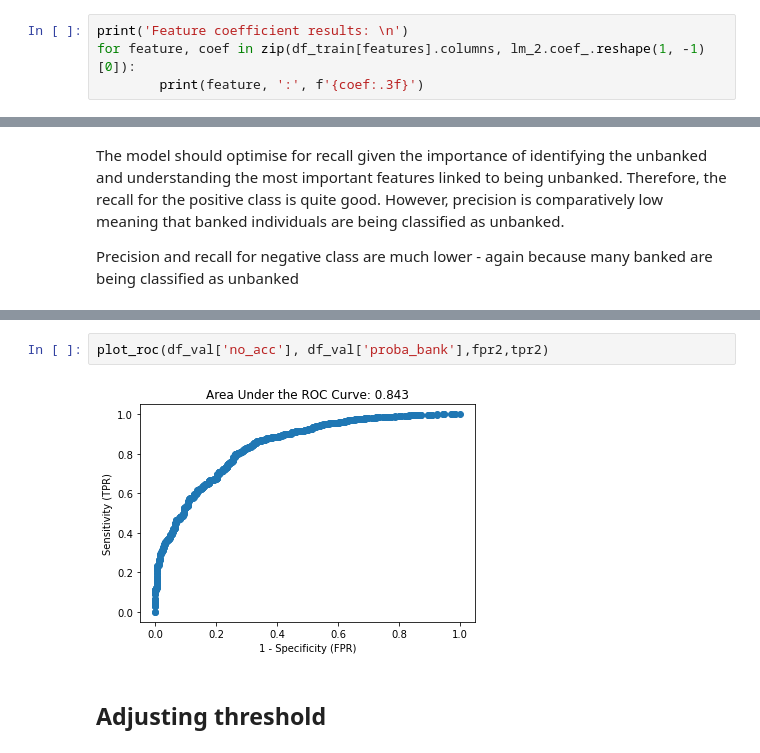
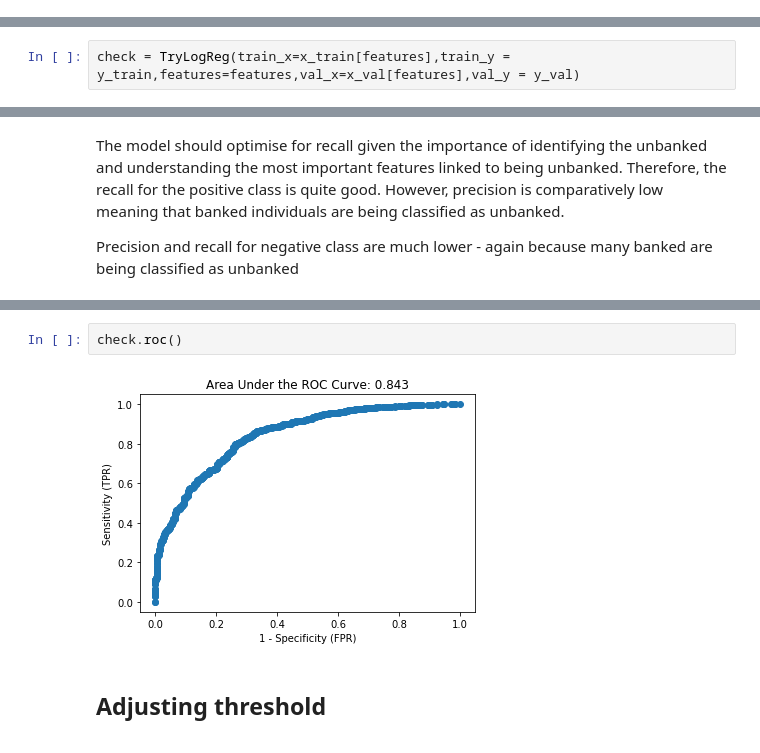
Before and after one commit to tawney-kirkland/03-mcnulty, a Jupyter notebook: 01-notebooks/data-processing_logreg-MAIN-FINAL.ipynb, the cells around one changed output, grey strips where cells are left out. Saved outputs shown, nothing was run; the diff lists cells and outputs as text.

```diff
--- a/01-notebooks/data-processing_logreg-MAIN-FINAL.ipynb
+++ b/01-notebooks/data-processing_logreg-MAIN-FINAL.ipynb
@@ -264,4 +219,0 @@ Accuracy of logistic regression classifier on val set: 0.89
-# %%
-print('Feature coefficient results: \n')
-for feature, coef in zip(df_train[features].columns, lm_2.coef_.reshape(1, -1)[0]):
-        print(feature, ':', f'{coef:.3f}')
@@ -320,0 +263,2 @@ weighted avg       0.87      0.89      0.87      3529
+# %%
+check = TryLogReg(train_x=x_train[features],train_y = y_train,features=features,val_x=x_val[features],val_y = y_val)
@@ -338,7 +309,7 @@ def plot_roc(true, probas,fpr,tpr):
-# %%
-plot_roc(df_val['no_acc'], df_val['proba_bank'],fpr2,tpr2)
-# %% [output]
-[figure, removed]
+# %%
+check.roc()
+# %% [output]
+[figure, added]
 # %% [markdown]
 ## Adjusting threshold
 # %%
```
Also changed, not shown: parts of 30 cells of this notebook.
